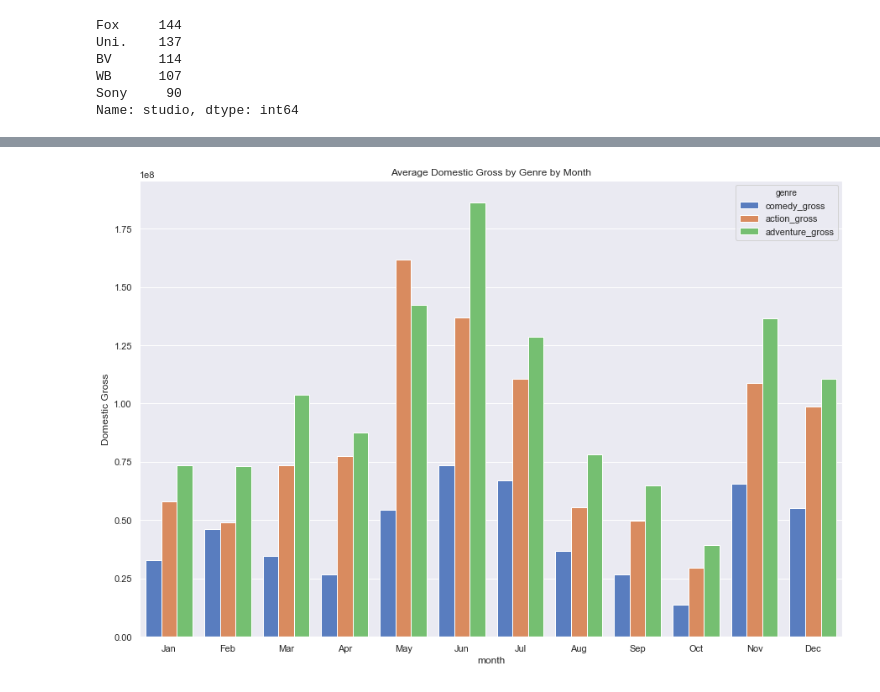
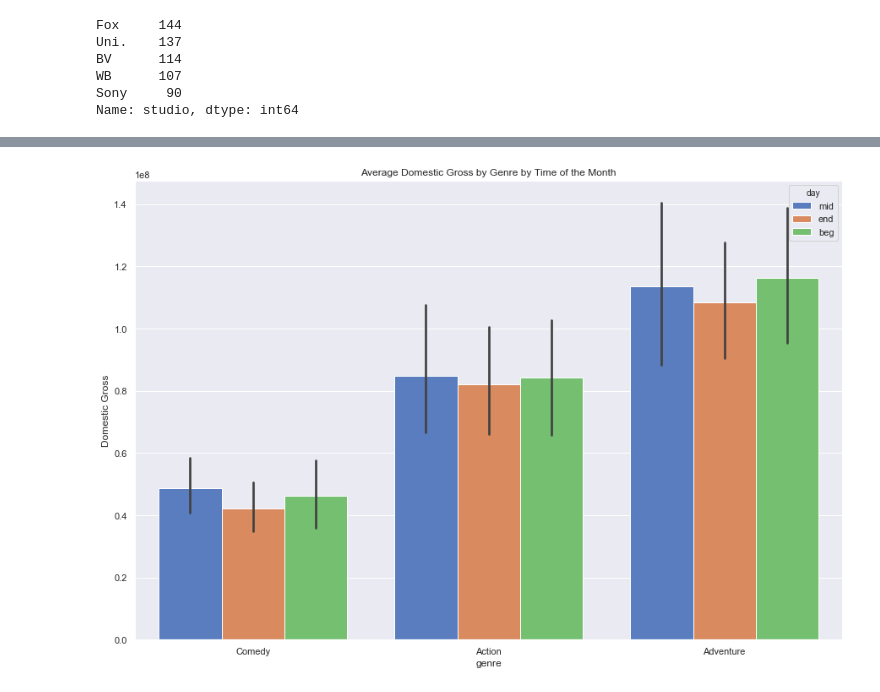
Before and after one commit to k-christensen/K_and_A_movie_project, a Jupyter notebook: tech_notebook.ipynb, the cells around one changed output, grey strips where cells are left out. Saved outputs shown, nothing was run; the diff lists cells and outputs as text; code cells hidden in the pictures.

Commit message:
saved graphs and tables, technical notebook has been edited

```diff
--- a/tech_notebook.ipynb
+++ b/tech_notebook.ipynb
@@ -285,7 +306,12 @@ ax = sns.barplot(x="studio", y="domestic_gross", hue="genre", data=top_five_stud
 # %%
+# graph this data, showing that the middle and beginning of the month are the best time for movie release,
+# but this advantange is so minimal that it shouldn't be a huge concern for the investor
+
 f, ax = plt.subplots(figsize = (15,10))
-ax = sns.barplot(x="month", y="domestic_gross", hue="genre",
-                 data=three_top_df, palette="muted", ci=None).set(title = 'Average Domestic Gross by Genre by Month',
-                                                                  xticklabels = tick_label_list, ylabel = 'Domestic Gross')
+ax = sns.barplot(x="genre", y="domestic_gross", hue="day",
+                 data=three_top_df, palette="muted").set(title = 'Average Domestic Gross by Genre by Time of the Month',
+                                                                  xticklabels = ['Comedy', 'Action', 'Adventure'],
+                                                                  ylabel = 'Domestic Gross')
+plt.savefig('Success_by_time_of_month.png')
 # %% [output]
-[figure, old version]
+[figure, new version]
```
Also changed, not shown: parts of 33 cells of this notebook, 11 other files.
